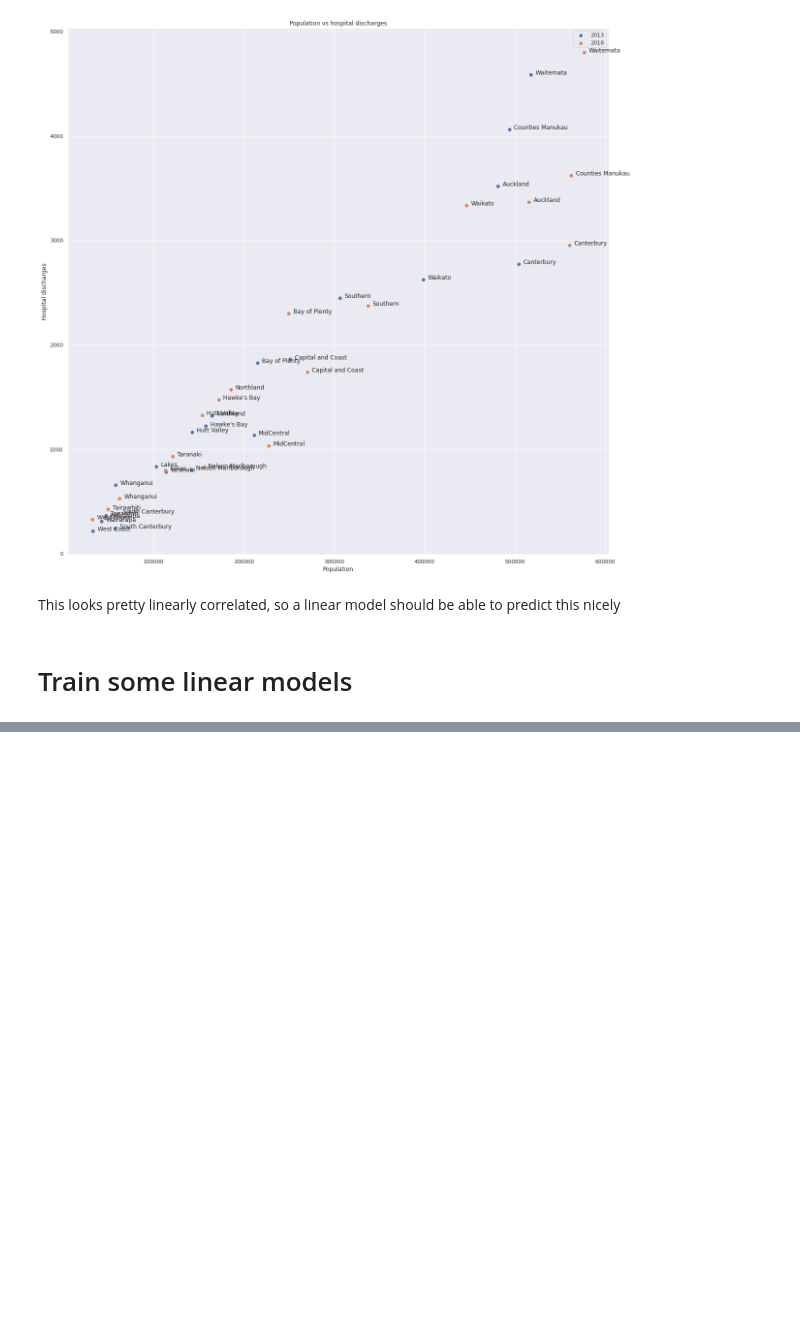
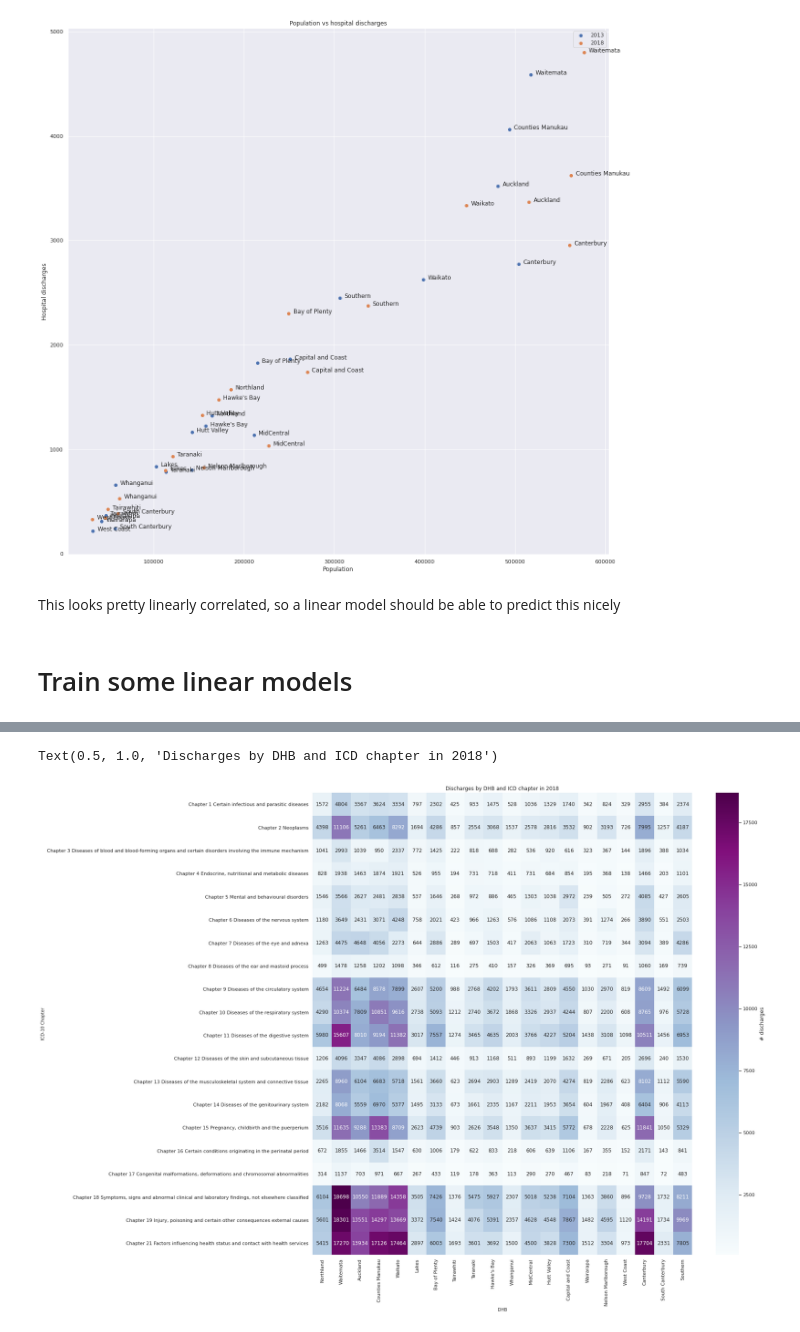
Before and after one commit to UoA-eResearch/hospitals_nz, a Jupyter notebook: train.ipynb, the cells around one changed output, grey strips where cells are left out. Saved outputs shown, nothing was run; the diff lists cells and outputs as text; code cells hidden in the pictures; blank space fills up the shorter version.

```diff
--- a/train.ipynb
+++ b/train.ipynb
@@ -612,0 +653,3 @@ DHB
+# %%
+DHB = DHB.merge(income, left_on="DHB2015_Name", right_index=True, how="left")
+DHB
@@ -744,0 +698,29 @@ Text(156.49999999999997, 0.5, 'ICD-10 Chapter')
+# %%
+def get_data_for_year(year, total_pop_only = False, include_DHB_code = True, income=None):
+    year = str(year)
+    x_cols = []
+    if include_DHB_code:
+        x_cols.append("DHB2015_Code")
+    if total_pop_only:
+        x_cols.append(f"pop_{year}_total")
+    else:
+        x_cols.extend(list(DHB.columns[DHB.columns.str.contains(f"pop_{year}")]))
+    if income == "median":
+        x_cols.append(f"income_{year}_median")
+    elif income == "all":
+        x_cols.extend([c for c in DHB.columns if c.startswith(f"income_{year}") and ("median" in c or "$" in c)])
+    y_cols = list(DHB.columns[DHB.columns.str.contains(f"discharges_{year}")])
+    x = DHB[x_cols]
+    x.columns = x.columns.str.replace(year, "")
+    if y_cols:
+        y = DHB[y_cols]
+        y.columns = target_chapters
+        y.index = DHB.DHB2015_Name
+    else:
+        y = "?"
+    return x,y
+
+x_train, y_train = get_data_for_year(2013)
+print(f"x_train shape: {x_train.shape}, y_train shape: {y_train.shape}")
+x_test, y_test = get_data_for_year(2018)
+print(f"x_test shape: {x_test.shape}, y_test shape: {y_test.shape}\n")
@@ -744,0 +771,12 @@ Text(156.49999999999997, 0.5, 'ICD-10 Chapter')
+# %%
+seaborn.heatmap(y_test.T,
+                cmap="BuPu",
+                annot=True,
+                fmt="g",
+                cbar_kws={'label': '# discharges'})
+plt.xlabel('DHB', fontsize=10)
+plt.ylabel('ICD-10 Chapter', fontsize=10)
+plt.title("Discharges by DHB and ICD chapter in 2018")
+# %% [output]
+Text(0.5, 1.0, 'Discharges by DHB and ICD chapter in 2018')
+[figure, added]
```
Also changed, not shown: parts of 30 cells of this notebook, 2 other files.
